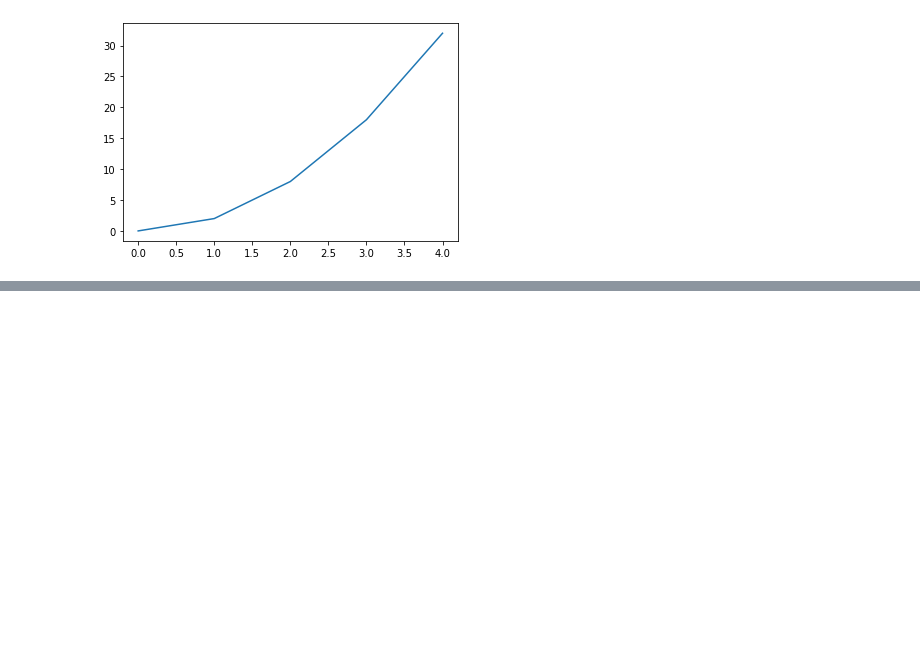
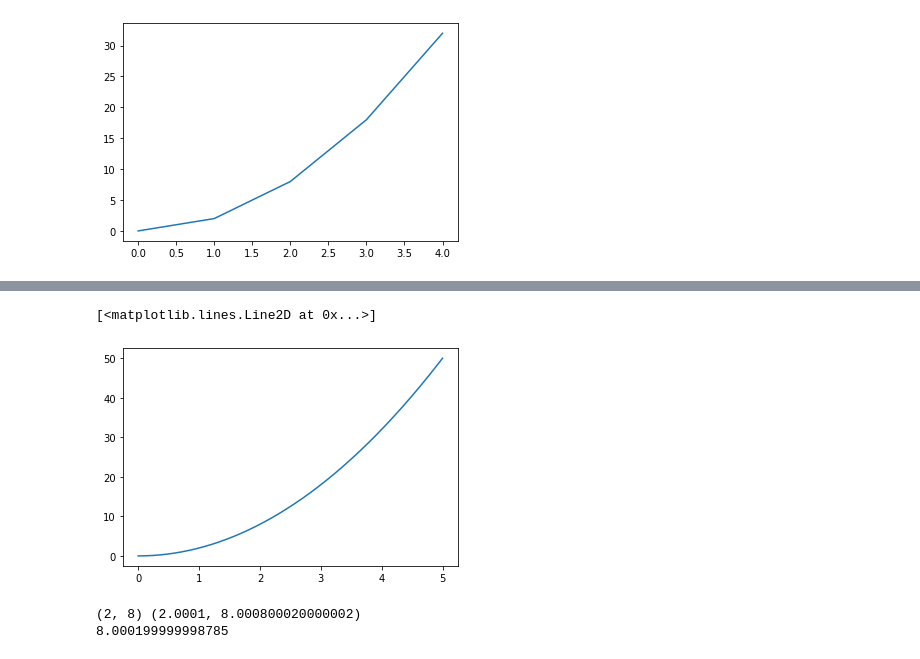
Before and after one commit to theaveas/DeepLearning, a Jupyter notebook: NNFS/07_nnfs_derivatives.ipynb, the cells around one changed output, grey strips where cells are left out. Saved outputs shown, nothing was run; the diff lists cells and outputs as text; code cells hidden in the pictures; blank space fills up the shorter version.

```diff
--- a/NNFS/07_nnfs_derivatives.ipynb
+++ b/NNFS/07_nnfs_derivatives.ipynb
@@ -67,0 +74,30 @@ plt.show()
+# %%
+def f(x):
+    return 2*x**2
+
+# np.arange(start, stop, step) to give us smoother line
+x = np.arange(0, 5, 0.001)
+y = f(x)
+
+plt.plot(x, y)
+# %% [output]
+[<matplotlib.lines.Line2D at 0x...>]
+[figure, added]
+# %%
+# the point and the close enough point
+p2_delta = 0.0001
+x1 = 2
+x2 = 2 + p2_delta
+
+y1 = f(x1)
+y2 = f(x2)
+
+print((x1, y1,), (x2, y2))
+
+# deraviative approx and y-intercept for the tengent line
+dapprox = (y2-y1) / (x2-x1)
+b = y2 - dapprox*x2
+print(dapprox)
+# %% [output]
+(2, 8) (2.0001, 8.000800020000002)
+8.000199999998785
```
Also changed, not shown: parts of 6 cells of this notebook.
